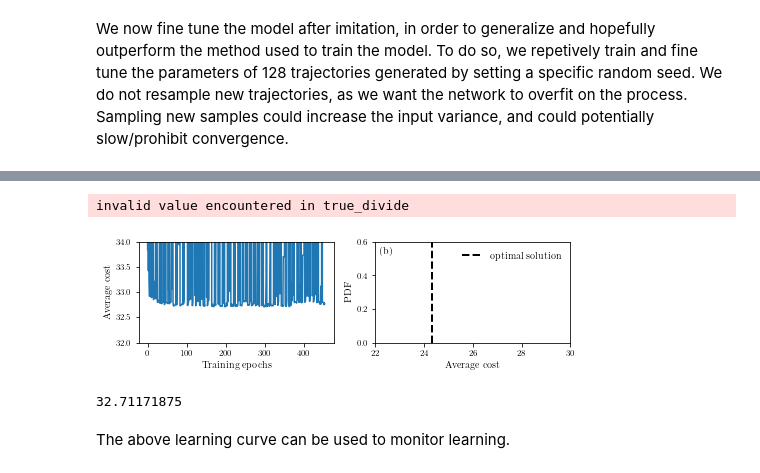
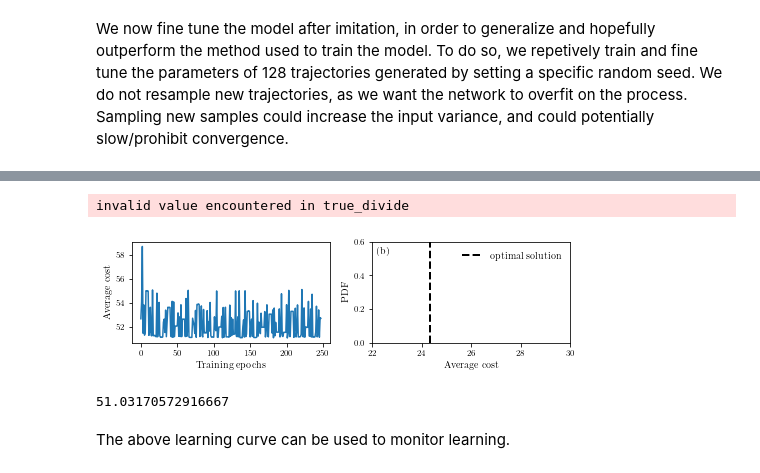
Before and after one commit to kushal-10/inventory-dynamics, a Jupyter notebook: notebooks/direct_learning_dual_nnc.ipynb, the cells around one changed output, grey strips where cells are left out. Saved outputs shown, nothing was run; the diff lists cells and outputs as text; code cells hidden in the pictures.

```diff
--- a/notebooks/direct_learning_dual_nnc.ipynb
+++ b/notebooks/direct_learning_dual_nnc.ipynb
@@ -42,12 +42,12 @@ The autoreload extension is already loaded. To reload it, use:
 # %% [markdown]
 ## Sourcing Problem Parameters
 # %%
-sourcing_parameters = dict(ce=5,
+sourcing_parameters = dict(ce=20,
                            cr=0,
                            le=0,
-                           lr=4,
-                           h=5,
-                           b=495,
+                           lr=3,
+                           h=15,
+                           b=85,
                            T=150)
 # %%
 random_seed = 2131755962840#np.random.randint(1,10000000000000)
@@ -170,39 +159,39 @@ fig_height = fig_width*ratio  # height in inches
 fig_size = [fig_width, 0.5*fig_height]
 rcParams.update({'figure.figsize': fig_size})
 
 costs = np.array(all_training_costs)
 #np.savetxt("cost_direct_learning.dat",costs)
 
 fig, ax = plt.subplots(ncols=2)
 #ax[0].text(0.02*3000,0.88*(23.5-23)+23,r"(a)")
 ax[0].plot(costs,alpha=1)
 #ax[0].hlines(16.88,0,3000,linewidths=2,colors="k",linestyles="--")
 #ax[0].set_xlim(0,3000)
-ax[0].set_ylim(32,34)
+#ax[0].set_ylim(90.5,92)
 ax[0].yaxis.set_minor_formatter(NullFormatter())
 ax[0].set_xlabel(r'Training epochs')
 ax[0].set_ylabel(r'Average cost')
 
 ax[1].text(0.02*(30-22)+22,0.88*0.6,r"(b)")
 ax[1].hist(costs[costs <= 30],bins=40,density=True,width=0.12,alpha=0.6)
 ax[1].vlines(24.33,0,1,linewidths=2,colors="k",linestyles="--",label="optimal solution")
 ax[1].set_yticks([0,0.2,0.4,0.6])
 ax[1].set_xlabel(r'Average cost')
 ax[1].set_ylabel(r'PDF')
 ax[1].set_xlim(22,30)
 ax[1].set_ylim(0,0.6)
 ax[1].legend(loc=1,frameon=False)
 plt.tight_layout()
 plt.margins(0,0)
 plt.savefig("training_dual_index.png", dpi = 300, bbox_inches = 'tight', pad_inches = 0.05)
 plt.show()
 # %% [output]
 invalid value encountered in true_divide
-[figure, old version]
+[figure, new version]
 # %%
 min(costs)
 # %% [output]
-32.71171875
+51.03170572916667
 # %% [markdown]
 The above learning curve can be used to monitor learning.
 # %% [markdown]
```
Also changed, not shown: parts of 8 cells of this notebook, 42 other files.
